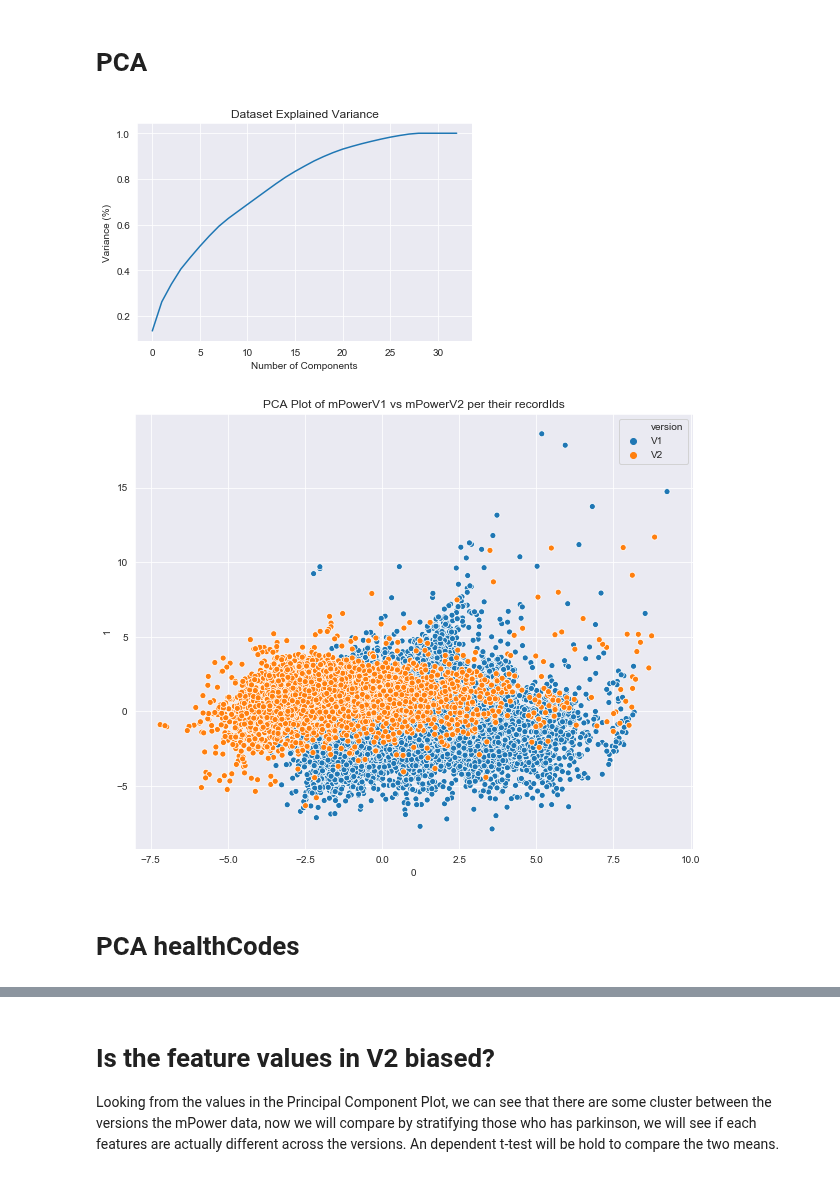
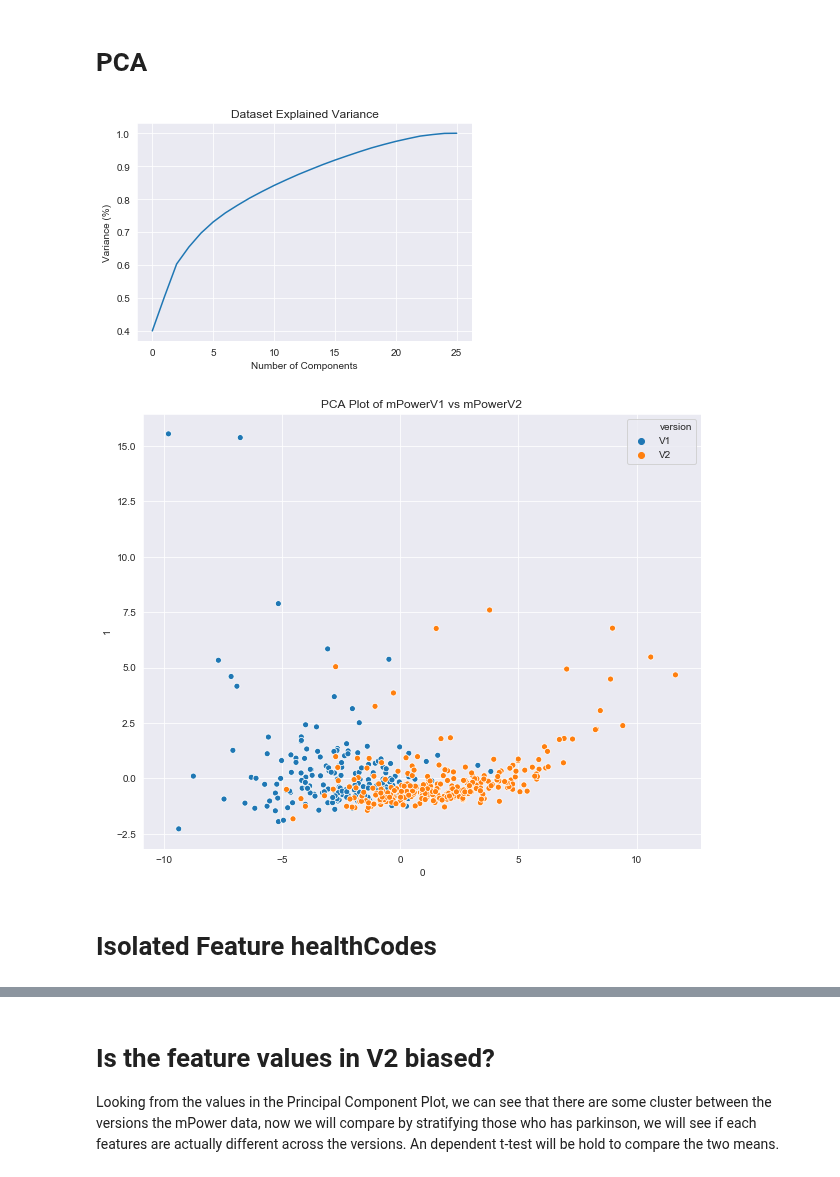
Before and after one commit to arytontediarjo/mPower-Analysis, a Jupyter notebook: Notebooks/CLUSTER_ANALYSIS.ipynb, the cells around one changed output, grey strips where cells are left out. Saved outputs shown, nothing was run; the diff lists cells and outputs as text; code cells hidden in the pictures.

```diff
--- a/Notebooks/CLUSTER_ANALYSIS.ipynb
+++ b/Notebooks/CLUSTER_ANALYSIS.ipynb
@@ -44,2 +38,9 @@ dataPassive["version"] = "Passive"
+# %%
+dataV1 = preprocess(dataV1, True)
+dataV1["version"] = "V1"
+dataV2 = preprocess(dataV2, True)
+dataV2["version"] = "V2"
+dataPassive = preprocess(dataPassive, True)
+dataPassive["version"] = "Passive"
 # %%
 data = pd.concat([dataV1, dataV2]).reset_index(drop = True)
@@ -47,7 +56,7 @@ data = pd.concat([dataV1, dataV2]).reset_index(drop = True)
 # PCA
 # %%
 scaler = StandardScaler()
-X = data.drop(["version", "PD", "gender", "recordId"], axis = 1)
+X = data[[feat for feat in data.columns if ("." in feat)]]
 y = data[["version", "PD"]]
 X_scaled = scaler.fit_transform(X)
 #Plotting the Cumulative Summation of the Explained Variance
@@ -60,21 +69,21 @@ plt.title('Dataset Explained Variance')
 plt.grid()
 plt.show()
 # %% [output]
-[figure, old version]
+[figure, new version]
 # %%
 X_scaled = scaler.fit_transform(X)
-pca = PCA(n_components = 30)
+pca = PCA(n_components = 2)
 principal_comp = pca.fit_transform(X_scaled)
 principal_df = pd.DataFrame(data = principal_comp)
 principal_df = pd.concat([principal_df, y], axis = 1)
 # %%
 plt.figure(figsize=(10,8))
 sns.scatterplot(principal_df[0], principal_df[1],
                 hue = principal_df["version"])
-plt.title("PCA Plot of mPowerV1 vs mPowerV2 per their recordIds")
+plt.title("PCA Plot of mPowerV1 vs mPowerV2")
 plt.grid()
 plt.show()
 # %% [output]
-[figure, old version]
+[figure, new version]
 # %% [markdown]
-# PCA healthCodes
+# Isolated Feature healthCodes
```
Also changed, not shown: parts of 10 cells of this notebook, 5 other files.
